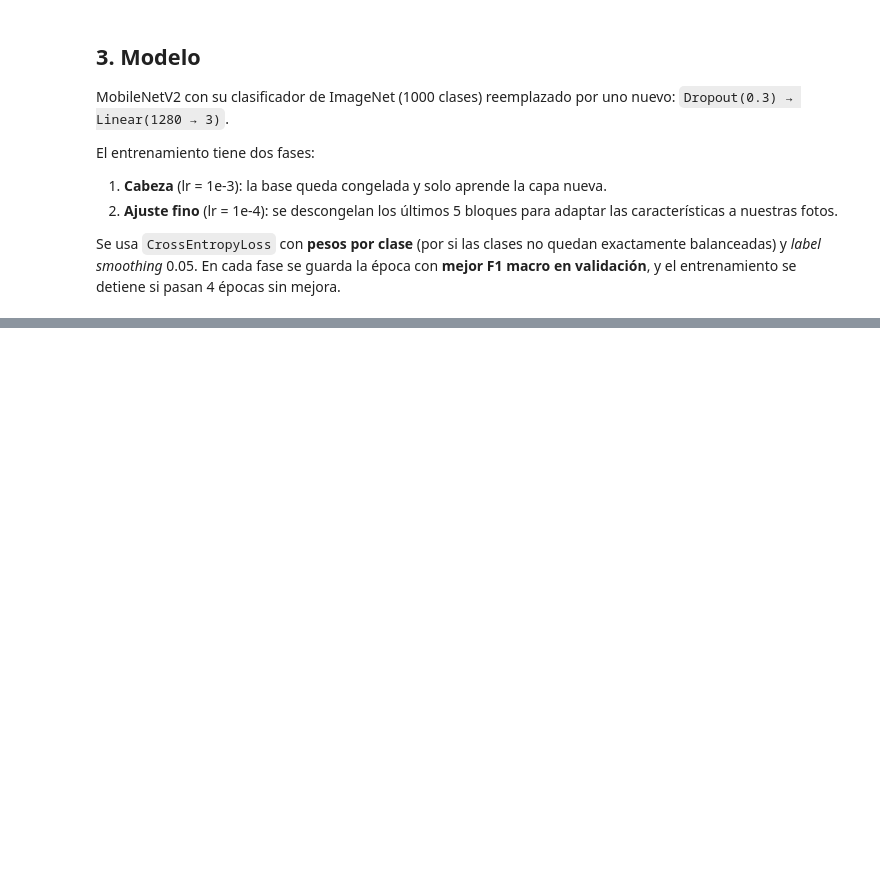
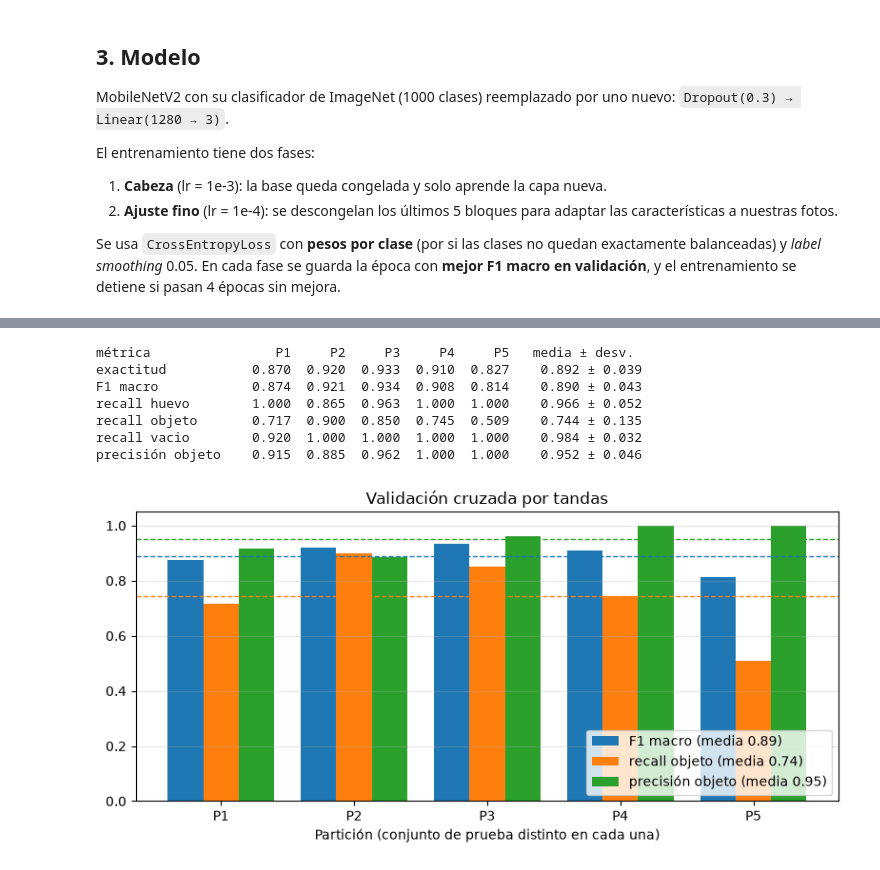
Before and after one commit to ricardious/AYC2_G3, a Jupyter notebook: Proyecto_2_SmartEgg/ml/vision/entrenar_vision.ipynb, the cells around one changed output, grey strips where cells are left out. Drawn from its saved outputs; the diff is of its cells as text; code cells hidden in the pictures; blank space fills up the shorter version.

```diff
--- a/Proyecto_2_SmartEgg/ml/vision/entrenar_vision.ipynb
+++ b/Proyecto_2_SmartEgg/ml/vision/entrenar_vision.ipynb
@@ -26,5 +26,6 @@ DEVICE = "cuda" if torch.cuda.is_available() else "cpu"
 DATASET = sv.DEFAULT_DATASET      # Proyecto_2_SmartEgg/dataset/{huevo,objeto,vacio}
 EPOCAS_CABEZA = 8
 EPOCAS_AJUSTE = 12
+PARTICIONES = 5                   # validación cruzada por tandas
 print("Dispositivo:", DEVICE)
 print("Dataset:", DATASET)
@@ -99,3 +129,3 @@ print("Pesos por clase:", {name: round(float(w), 3) for name, w in zip(sv.CLASSE
 # %%
-history = sv.train(model, train_loader, val_loader, weights,
-                   head_epochs=EPOCAS_CABEZA, finetune_epochs=EPOCAS_AJUSTE, device=DEVICE)
+cv = sv.cross_validate(samples, PARTICIONES, head_epochs=EPOCAS_CABEZA,
+                       finetune_epochs=EPOCAS_AJUSTE, device=DEVICE)
@@ -101,0 +150,13 @@ history = sv.train(model, train_loader, val_loader, weights,
+# %%
+print(sv.summarize_cv(cv))
+sv.RESULTS_DIR.mkdir(parents=True, exist_ok=True)
+sv.plot_cross_validation(cv, sv.RESULTS_DIR / "validacion_cruzada.png");
+# %% [output]
+métrica                P1     P2     P3     P4     P5   media ± desv.
+exactitud           0.870  0.920  0.933  0.910  0.827    0.892 ± 0.039
+F1 macro            0.874  0.921  0.934  0.908  0.814    0.890 ± 0.043
+recall huevo        1.000  0.865  0.963  1.000  1.000    0.966 ± 0.052
+recall objeto       0.717  0.900  0.850  0.745  0.509    0.744 ± 0.135
+recall vacio        0.920  1.000  1.000  1.000  1.000    0.984 ± 0.032
+precisión objeto    0.915  0.885  0.962  1.000  1.000    0.952 ± 0.046
+[figure, added]
```
Also changed, not shown: parts of 24 cells of this notebook, 1 other file.
